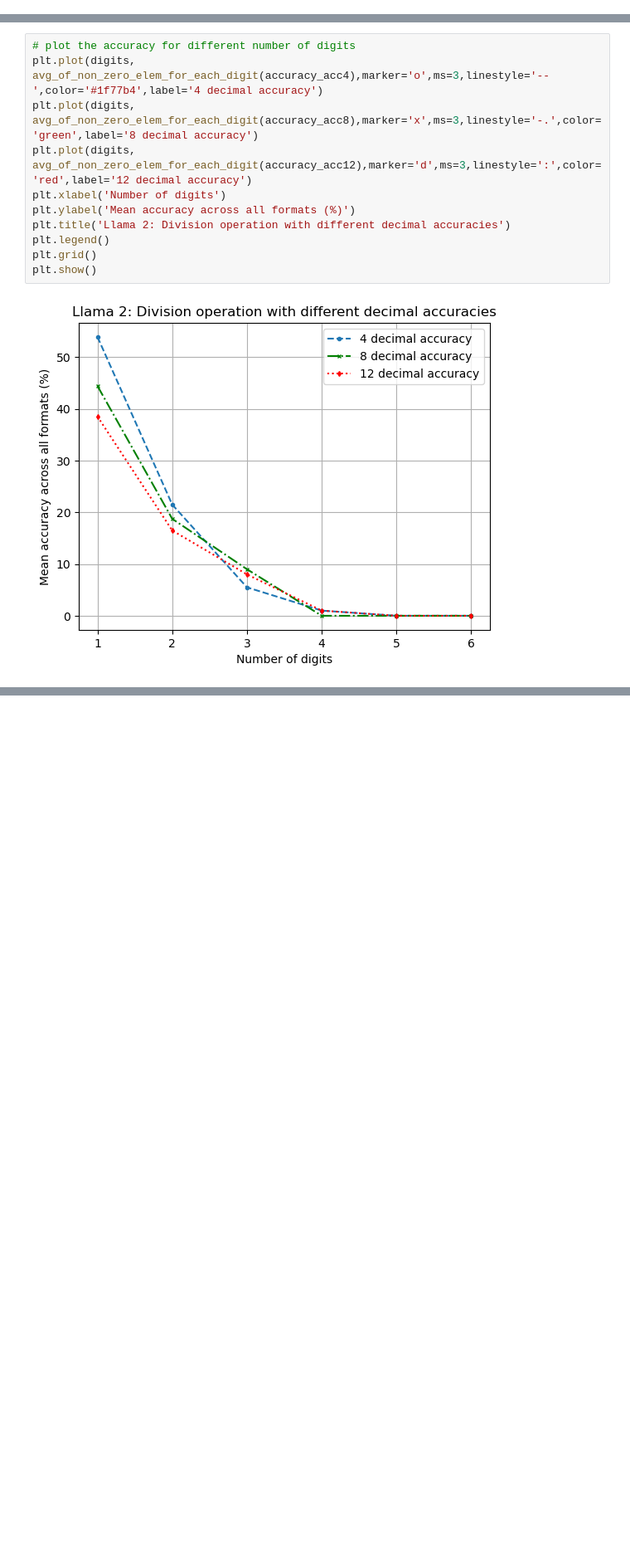
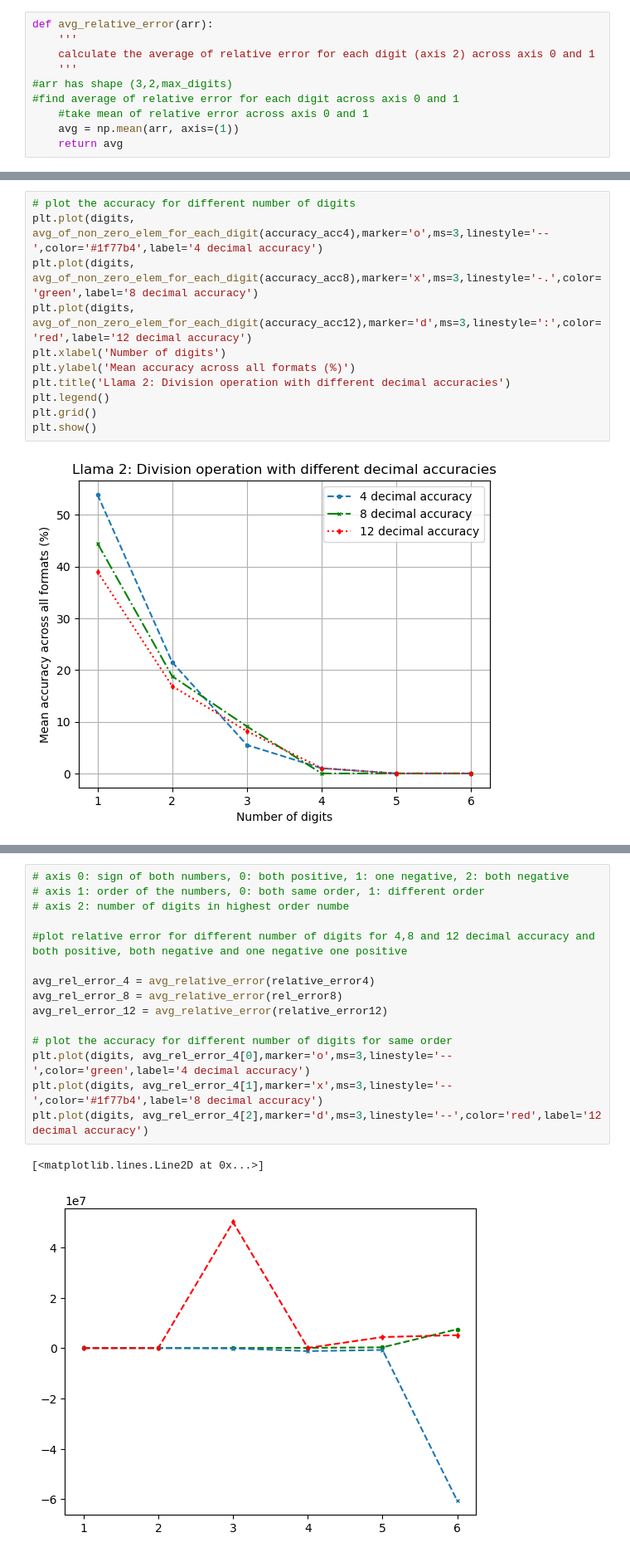
Before and after one commit to rushikeshpawar22581/NLP_project_EssentialNumberPropertiesForLMs, a Jupyter notebook: code/llama_results/division_final/eval_div.ipynb, the cells around one changed output, grey strips where cells are left out. Shown at 83% size. Drawn from its saved outputs; the diff is of its cells as text; blank space fills up the shorter version.

```diff
--- a/code/llama_results/division_final/eval_div.ipynb
+++ b/code/llama_results/division_final/eval_div.ipynb
@@ -325,0 +408,10 @@ def avg_of_non_zero_elem_for_each_digit(arr):
+# %%
+def avg_relative_error(arr):
+    '''
+    calculate the average of relative error for each digit (axis 2) across axis 0 and 1
+    '''
+#arr has shape (3,2,max_digits)
+#find average of relative error for each digit across axis 0 and 1
+    #take mean of relative error across axis 0 and 1
+    avg = np.mean(arr, axis=(1))
+    return avg
@@ -338,0 +469,18 @@ plt.show()
+# %%
+# axis 0: sign of both numbers, 0: both positive, 1: one negative, 2: both negative
+# axis 1: order of the numbers, 0: both same order, 1: different order
+# axis 2: number of digits in highest order numbe
+
+#plot relative error for different number of digits for 4,8 and 12 decimal accuracy and both positive, both negative and one negative one positive
+
+avg_rel_error_4 = avg_relative_error(relative_error4)
+avg_rel_error_8 = avg_relative_error(rel_error8)
+avg_rel_error_12 = avg_relative_error(relative_error12)
+
+# plot the accuracy for different number of digits for same order
+plt.plot(digits, avg_rel_error_4[0],marker='o',ms=3,linestyle='--',color='green',label='4 decimal accuracy')
+plt.plot(digits, avg_rel_error_4[1],marker='x',ms=3,linestyle='--',color='#1f77b4',label='8 decimal accuracy')
+plt.plot(digits, avg_rel_error_4[2],marker='d',ms=3,linestyle='--',color='red',label='12 decimal accuracy')
+# %% [output]
+[<matplotlib.lines.Line2D at 0x...>]
+[figure, added]
```
Also changed, not shown: parts of 15 cells of this notebook, 4 other files.
